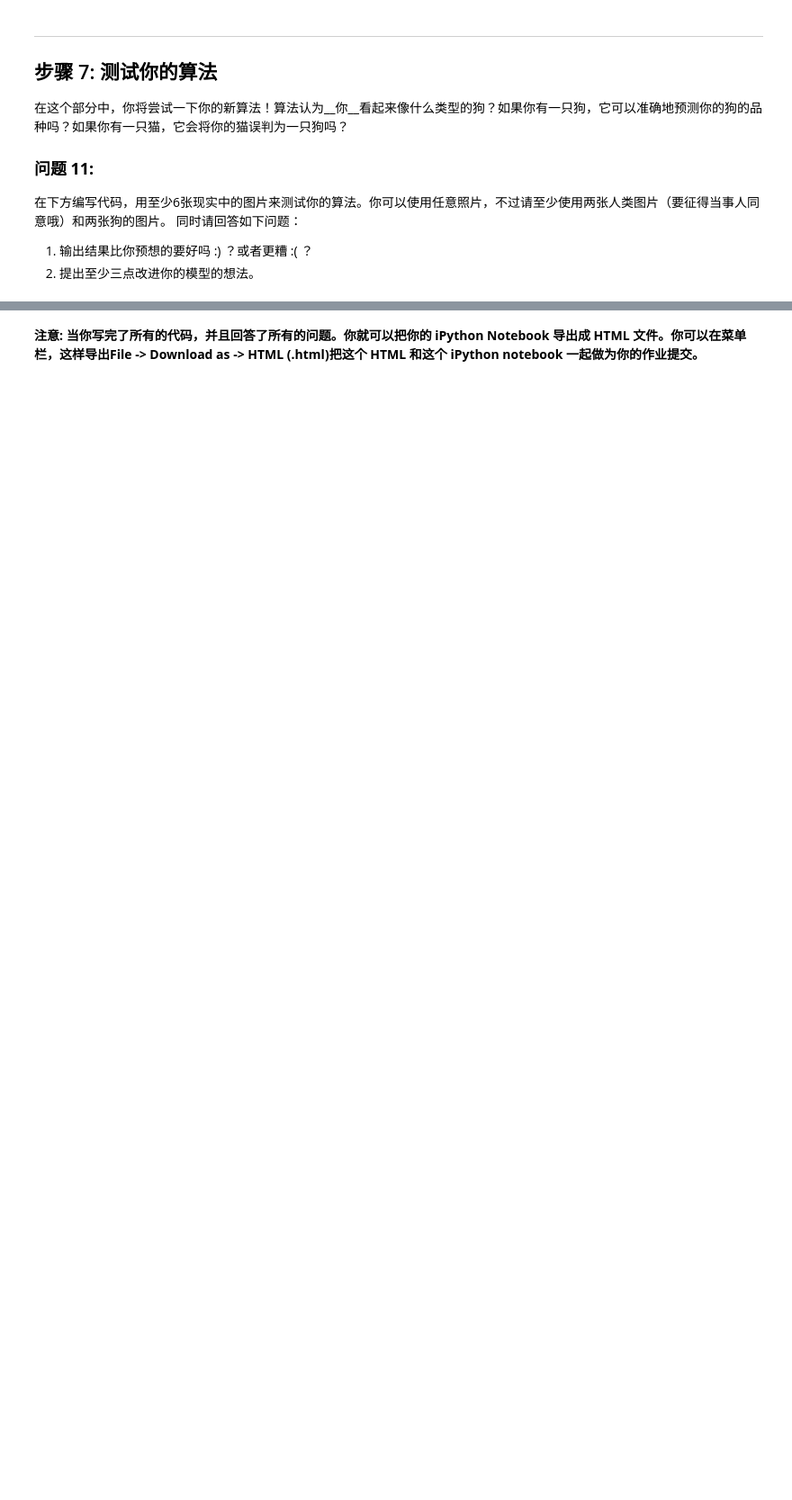
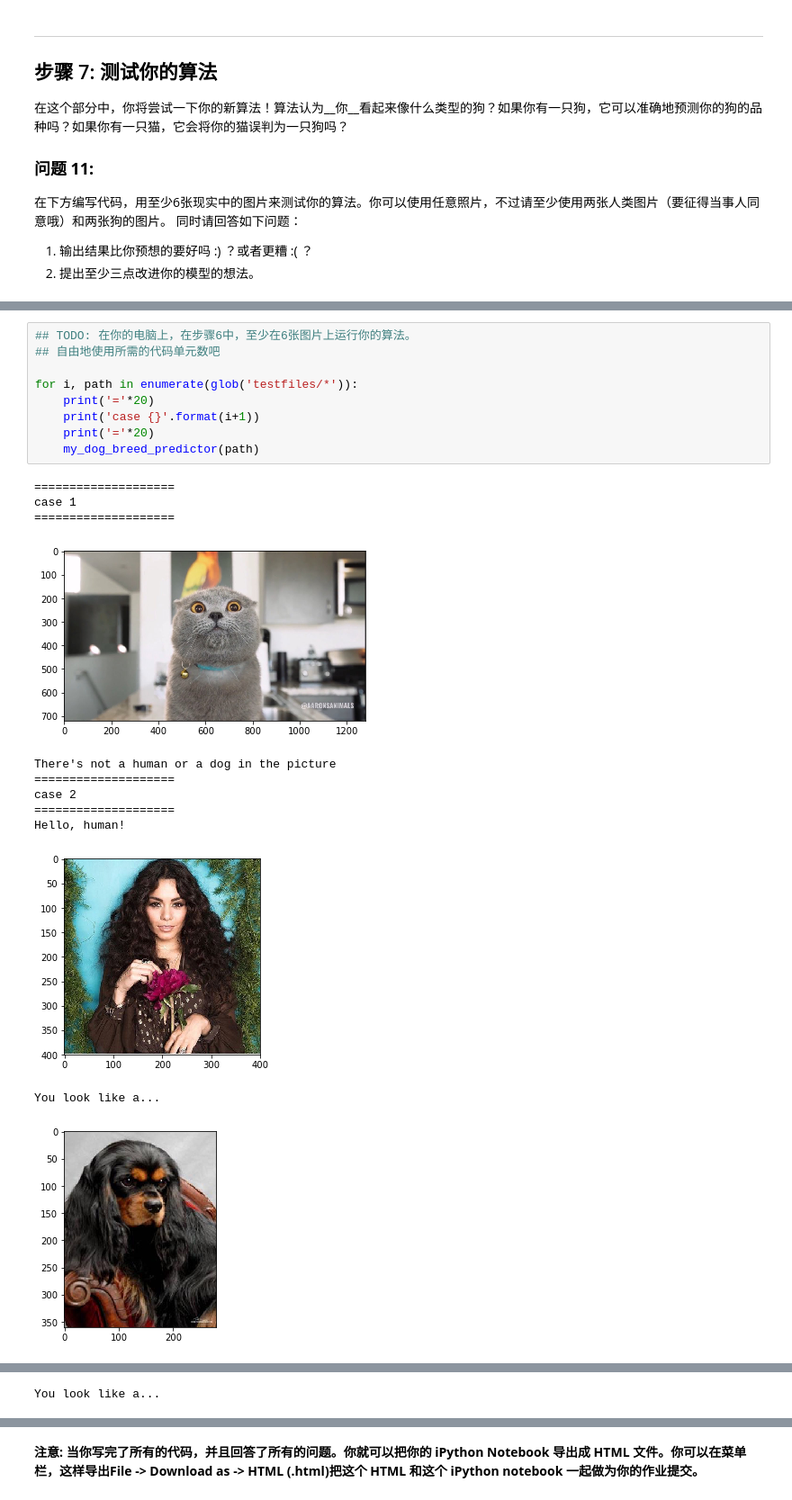
Before and after one commit to AprilYoungs/Deep-learning, a Jupyter notebook: dog-project/dog_app.ipynb, the cells around one changed output, grey strips where cells are left out. Shown at 90% size. Drawn from its saved outputs; the diff is of its cells as text; blank space fills up the shorter version.

```diff
--- a/dog-project/dog_app.ipynb
+++ b/dog-project/dog_app.ipynb
@@ -685,0 +873,22 @@ __回答:__
+# %%
+## TODO: 在你的电脑上，在步骤6中，至少在6张图片上运行你的算法。
+## 自由地使用所需的代码单元数吧
+
+for i, path in enumerate(glob('testfiles/*')):
+    print('='*20)
+    print('case {}'.format(i+1))
+    print('='*20)
+    my_dog_breed_predictor(path)
+# %% [output]
+====================
+case 1
+====================
+[figure, added]
+There's not a human or a dog in the picture
+====================
+case 2
+====================
+Hello, human!
+[figure, added]
+You look like a...
+[figure, added]
@@ -685,0 +906 @@ __回答:__
+You look like a...
```
Also changed, not shown: parts of 31 cells of this notebook, 9 other files.
